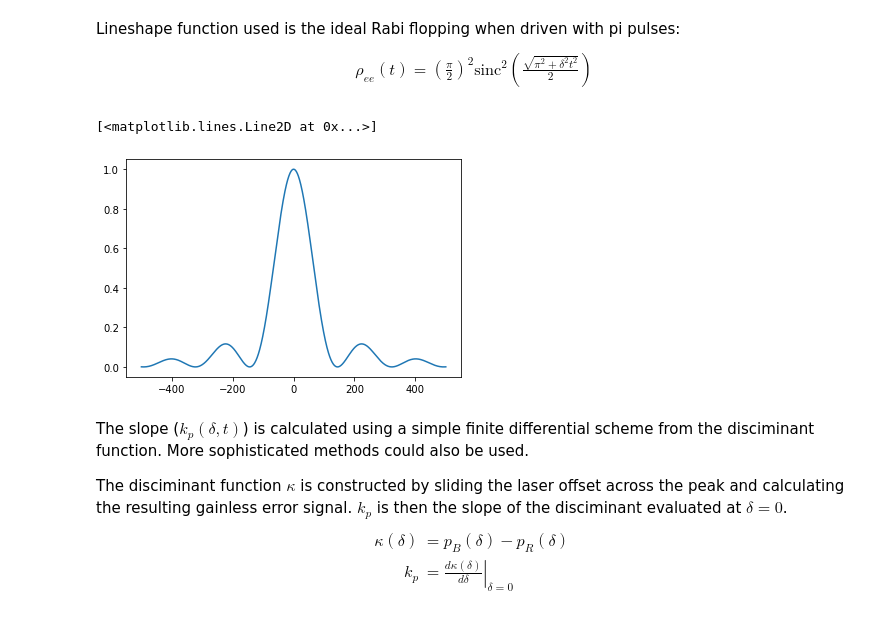
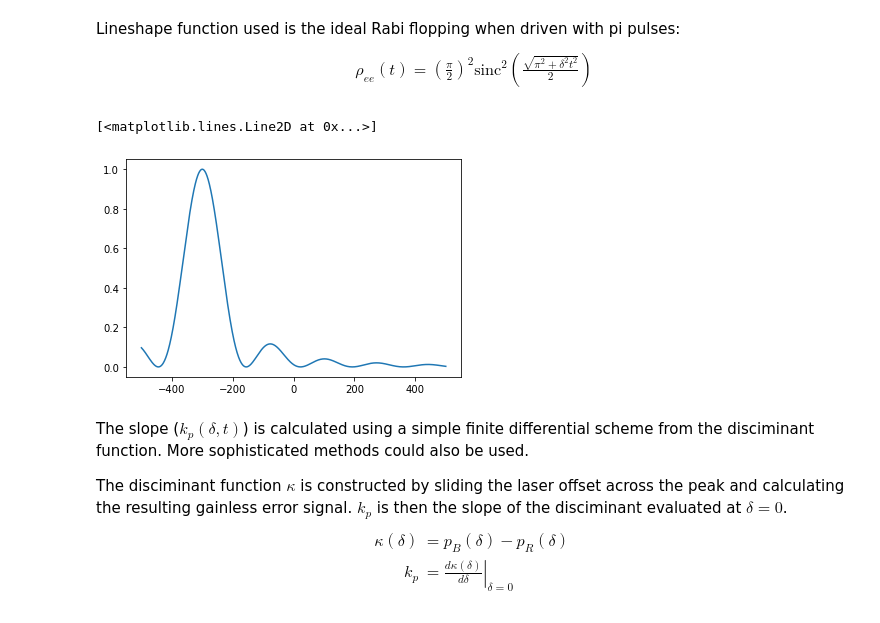
Before and after one commit to speug/srservosim, a Jupyter notebook: notebooks/servosimtests.ipynb, the cells around one changed output. Cells and saved outputs as stored; diff of their text form; code cells hidden in the pictures.

```diff
--- a/notebooks/servosimtests.ipynb
+++ b/notebooks/servosimtests.ipynb
@@ -24,10 +24,10 @@ Lineshape function used is the ideal Rabi flopping when driven with pi pulses:
 \end{align}
 # %%
 d, step = np.linspace(-500, 500, 1000, retstep=True)
-plt.plot(d, lineshape(d, 6e-3, True))
+plt.plot(d, lineshape(d, 6e-3, True, -300))
 # %% [output]
 [<matplotlib.lines.Line2D at 0x...>]
-[figure, old version]
+[figure, new version]
 # %% [markdown]
 The slope ($k_p(\delta, t)$) is calculated using a simple finite differential scheme from the disciminant function. More sophisticated methods could also be used.
 
```
Also changed, not shown: parts of 1 cell of this notebook, 1 other file.
